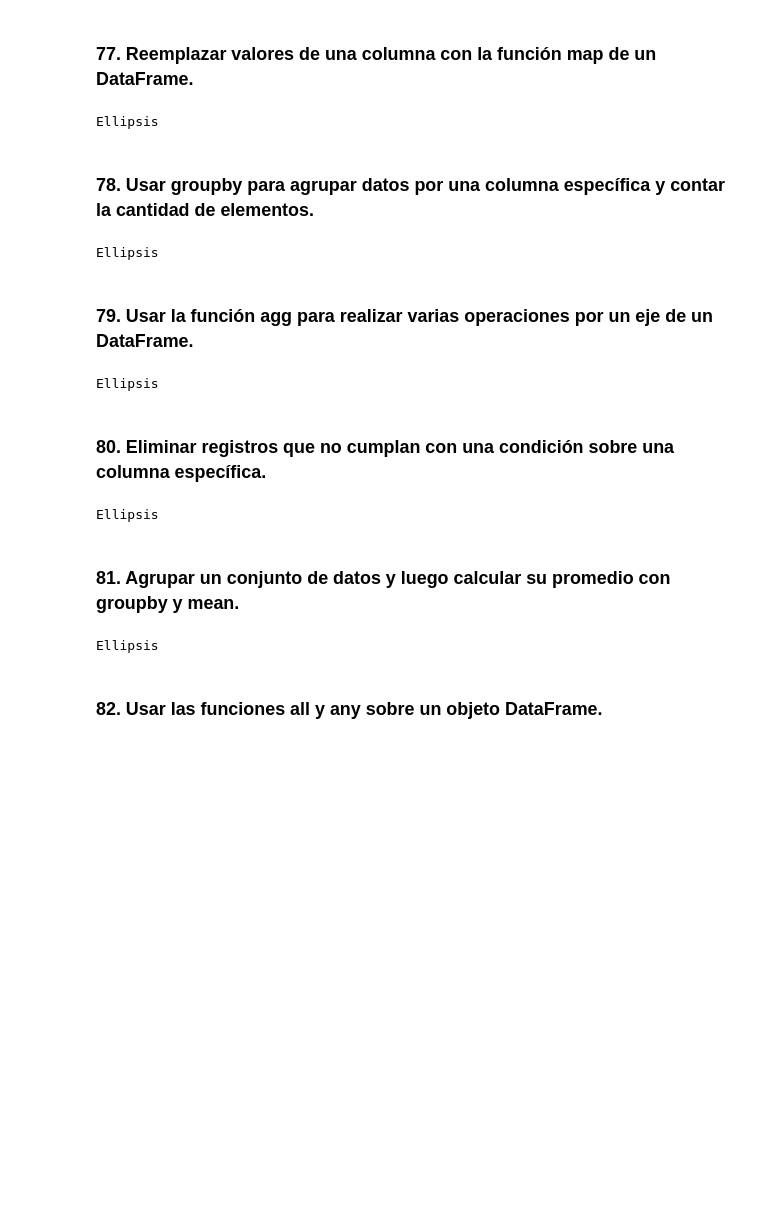
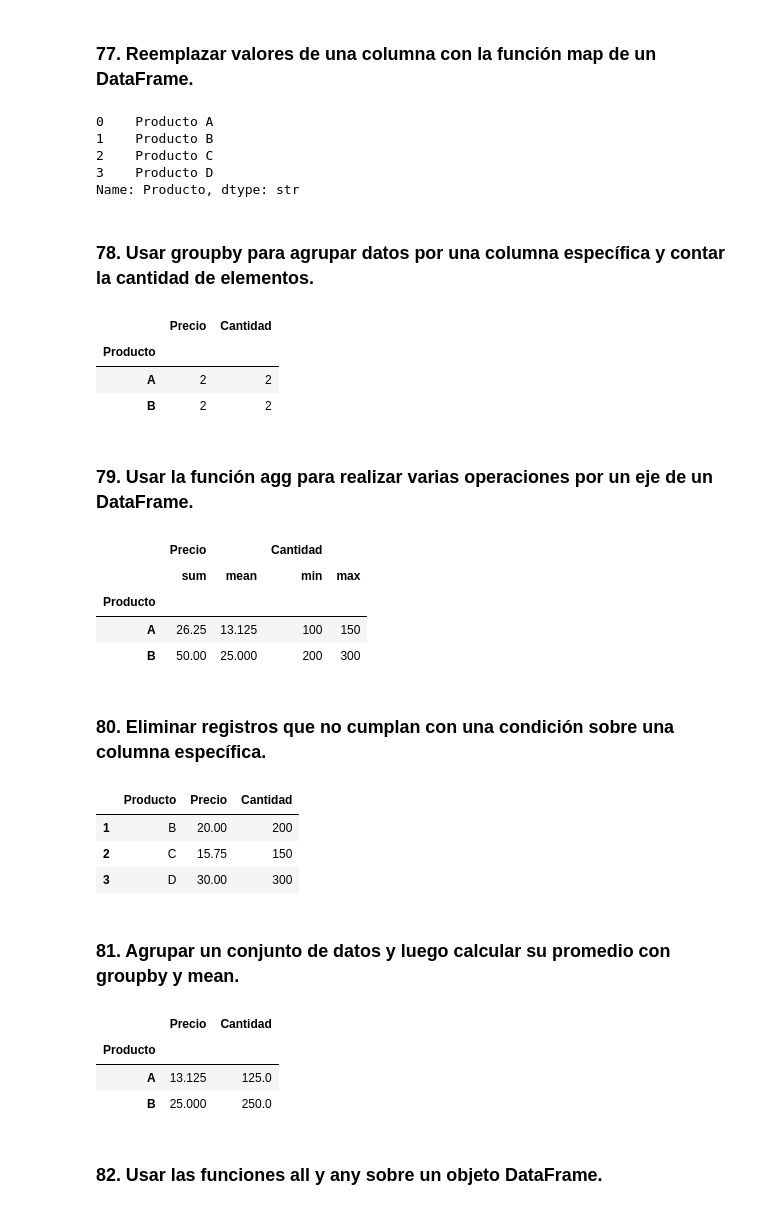
Before and after one commit to Manuel-Avecilla/PIA-MIA, a Jupyter notebook: pandas/Ejercicios_con_Dataframes_Pandas.ipynb, the cells around one changed output. Cells and saved outputs as stored; diff of their text form; code cells hidden in the pictures; blank space fills up the shorter version.

```diff
--- a/pandas/Ejercicios_con_Dataframes_Pandas.ipynb
+++ b/pandas/Ejercicios_con_Dataframes_Pandas.ipynb
@@ -951,33 +1313,79 @@ Ellipsis
 # %% [markdown]
 ### 77. Reemplazar valores de una columna con la función map de un DataFrame.
 # %%
-...
+df_077 = pd.DataFrame({
+    'Producto': ['A', 'B', 'C', 'D'],
+    'Precio': [10.5, 20.0, 15.75, 30.0]
+})
+
+df_077['Producto'].map({'A': 'Producto A', 'B': 'Producto B', 'C': 'Producto C', 'D': 'Producto D'})
 # %% [output]
-Ellipsis
+0    Producto A
+1    Producto B
+2    Producto C
+3    Producto D
+Name: Producto, dtype: str
 # %% [markdown]
 ### 78. Usar groupby para agrupar datos por una columna específica y contar la cantidad de elementos.
 # %%
-...
+df_078 = pd.DataFrame({
+    'Producto': ['A', 'B', 'A', 'B'],
+    'Precio': [10.5, 20.0, 15.75, 30.0],
+    'Cantidad': [100, 200, 150, 300]
+})
+
+df_078.groupby('Producto').count()
 # %% [output]
-Ellipsis
+|  | Precio | Cantidad |
+| Producto |  |  |
+| A | 2 | 2 |
+| B | 2 | 2 |
 # %% [markdown]
 ### 79. Usar la función agg para realizar varias operaciones por un eje de un DataFrame.
 # %%
-...
+df_079 = pd.DataFrame({
+    'Producto': ['A', 'B', 'A', 'B'],
+    'Precio': [10.5, 20.0, 15.75, 30.0],
+    'Cantidad': [100, 200, 150, 300]
+})
+
+df_079.groupby('Producto').agg({'Precio': ['sum', 'mean'], 'Cantidad': ['min', 'max']})
 # %% [output]
-Ellipsis
+|  | Precio |  | Cantidad |  |
+|  | sum | mean | min | max |
+| Producto |  |  |  |  |
+| A | 26.25 | 13.125 | 100 | 150 |
+| B | 50.00 | 25.000 | 200 | 300 |
 # %% [markdown]
 ### 80. Eliminar registros que no cumplan con una condición sobre una columna específica.
 # %%
-...
+df_080 = pd.DataFrame({
+    'Producto': ['A', 'B', 'C', 'D'],
+    'Precio': [10.5, 20.0, 15.75, 30.0],
+    'Cantidad': [100, 200, 150, 300]
+})
+
+df_080[df_080['Precio'] >= 15.0]
 # %% [output]
-Ellipsis
+|  | Producto | Precio | Cantidad |
+| 1 | B | 20.00 | 200 |
+| 2 | C | 15.75 | 150 |
+| 3 | D | 30.00 | 300 |
 # %% [markdown]
 ### 81. Agrupar un conjunto de datos y luego calcular su promedio con groupby y mean.
 # %%
-...
+df_081 = pd.DataFrame({
+    'Producto': ['A', 'B', 'A', 'B'],
+    'Precio': [10.5, 20.0, 15.75, 30.0],
+    'Cantidad': [100, 200, 150, 300]
+})
+
+df_081.groupby('Producto').mean(numeric_only=True)
 # %% [output]
-Ellipsis
+|  | Precio | Cantidad |
+| Producto |  |  |
+| A | 13.125 | 125.0 |
+| B | 25.000 | 250.0 |
 # %% [markdown]
 ### 82. Usar las funciones all y any sobre un objeto DataFrame.
 # %%
```
Also changed, not shown: parts of 57 cells of this notebook.
